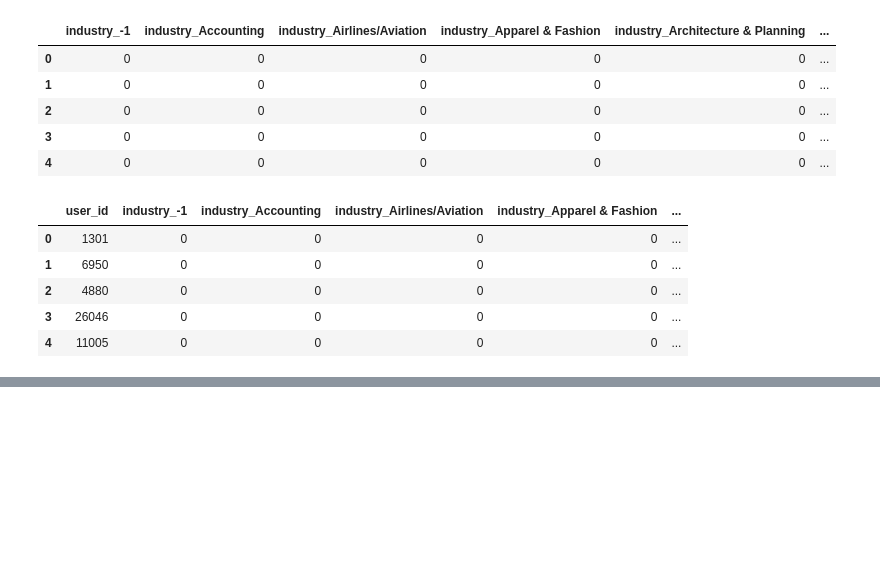
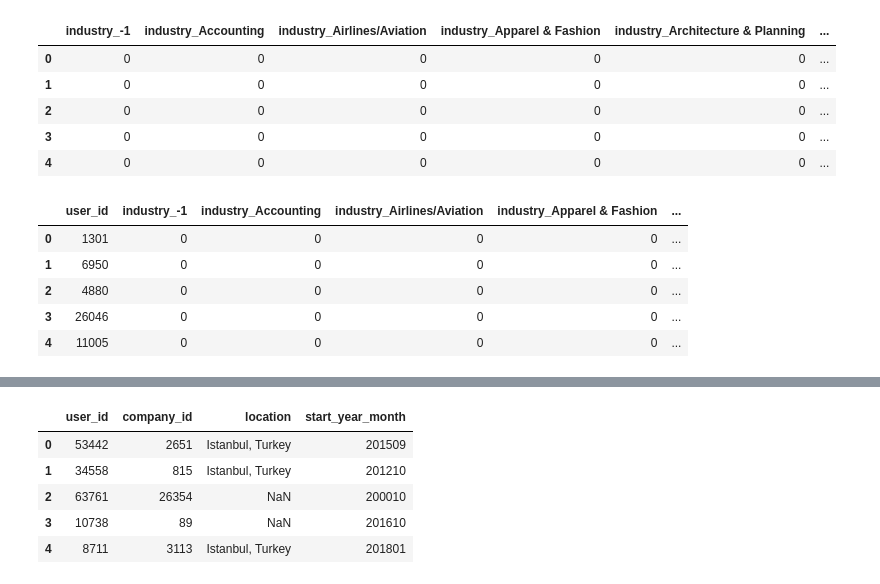
Before and after one commit to furkaneneseren/Datathon-BBVA, a Jupyter notebook: churn-with-linkedin.ipynb, the cells around one changed output, grey strips where cells are left out. Drawn from its saved outputs; the diff is of its cells as text; code cells hidden in the pictures; blank space fills up the shorter version.

```diff
--- a/churn-with-linkedin.ipynb
+++ b/churn-with-linkedin.ipynb
@@ -1636,0 +1639,3 @@ test.to_csv("test_lang.csv", index=False)
+# %%
+work_exp = pd.read_csv("./data/work_experiences.csv")
+check_df(work_exp)
@@ -1636,0 +1660,9 @@ test.to_csv("test_lang.csv", index=False)
+# %%
+work_exp.head()
+# %% [output]
+|  | user_id | company_id | location | start_year_month |
+| 0 | 53442 | 2651 | Istanbul, Turkey | 201509 |
+| 1 | 34558 | 815 | Istanbul, Turkey | 201210 |
+| 2 | 63761 | 26354 | NaN | 200010 |
+| 3 | 10738 | 89 | NaN | 201610 |
+| 4 | 8711 | 3113 | Istanbul, Turkey | 201801 |
```
Also changed, not shown: parts of 20 cells of this notebook.
